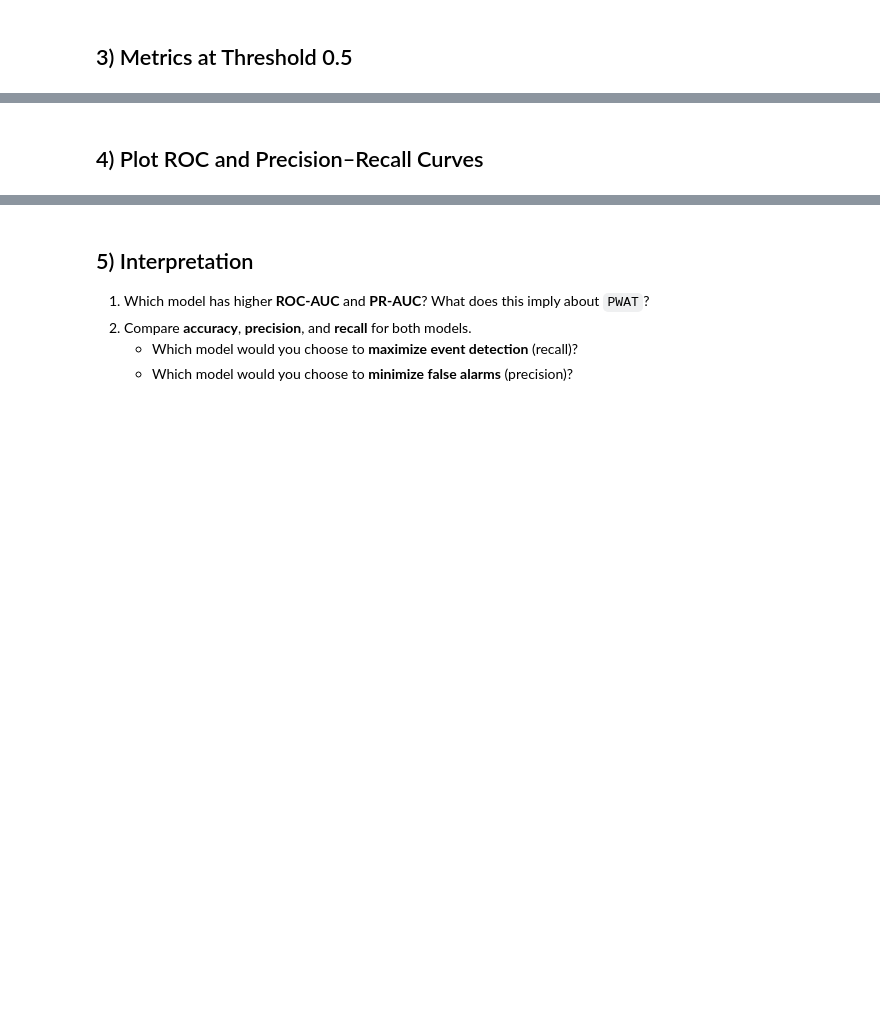
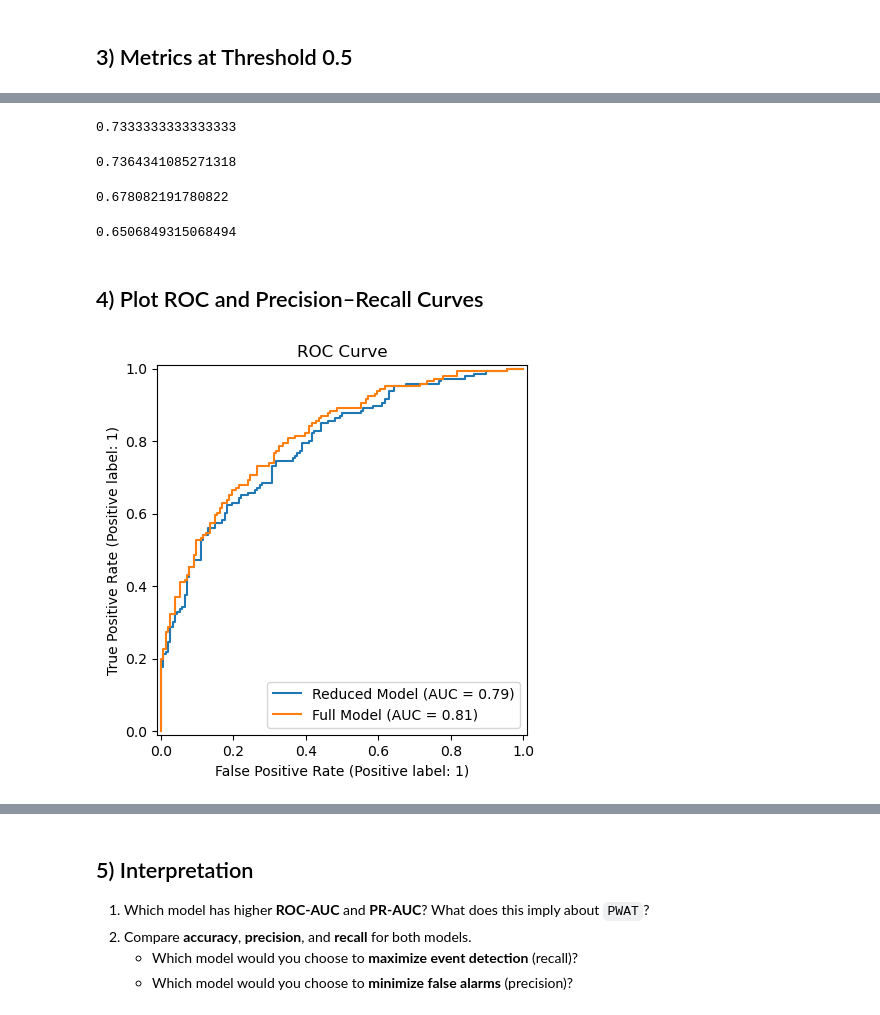
Before and after one commit to swnesbitt/ATMS-523-Module-5-Checkin, a Jupyter notebook: notebooks/LogReg_Compare_Models.ipynb, the cells around one changed output, grey strips where cells are left out. Drawn from its saved outputs; the diff is of its cells as text; code cells hidden in the pictures; blank space fills up the shorter version.

Commit message:
Commit PR curve, ROC curve, and notebook

```diff
--- a/notebooks/LogReg_Compare_Models.ipynb
+++ b/notebooks/LogReg_Compare_Models.ipynb
@@ -82,4 +103,37 @@ ypred_reduced = (yprob_reduced >= thr).astype(int)
+# %%
+# Compute Precision for full model at threshold 0.5
+precision_score(yf_test, ypred_full)
+# %% [output]
+0.7333333333333333
+# %%
+# Compute Precision for reduced model at threshold 0.5
+precision_score(yr_test, ypred_reduced)
+# %% [output]
+0.7364341085271318
+# %%
+# Compute Recall for full model at threshold 0.5
+recall_score(yf_test, ypred_full)
+# %% [output]
+0.678082191780822
+# %%
+# Compute Recall for reduced model at threshold 0.5
+recall_score(yr_test, ypred_reduced)
+# %% [output]
+0.6506849315068494
 # %% [markdown]
 ## 4) Plot ROC and Precision–Recall Curves
 # %%
 # TODO: Plot ROC and PR curves for both models on shared axes
+
+# ROC - plot both ROC curves on shared axes
+
+fig, ax = plt.subplots()
+
+RocCurveDisplay.from_predictions(yr_test, yprob_reduced, ax=ax, name="Reduced Model")
+RocCurveDisplay.from_predictions(yf_test, yprob_full, ax=ax, name="Full Model")
+
+ax.set_title("ROC Curve")
+
+plt.show()
+# %% [output]
+[figure, added]
```
Also changed, not shown: parts of 7 cells of this notebook, 2 other files.
